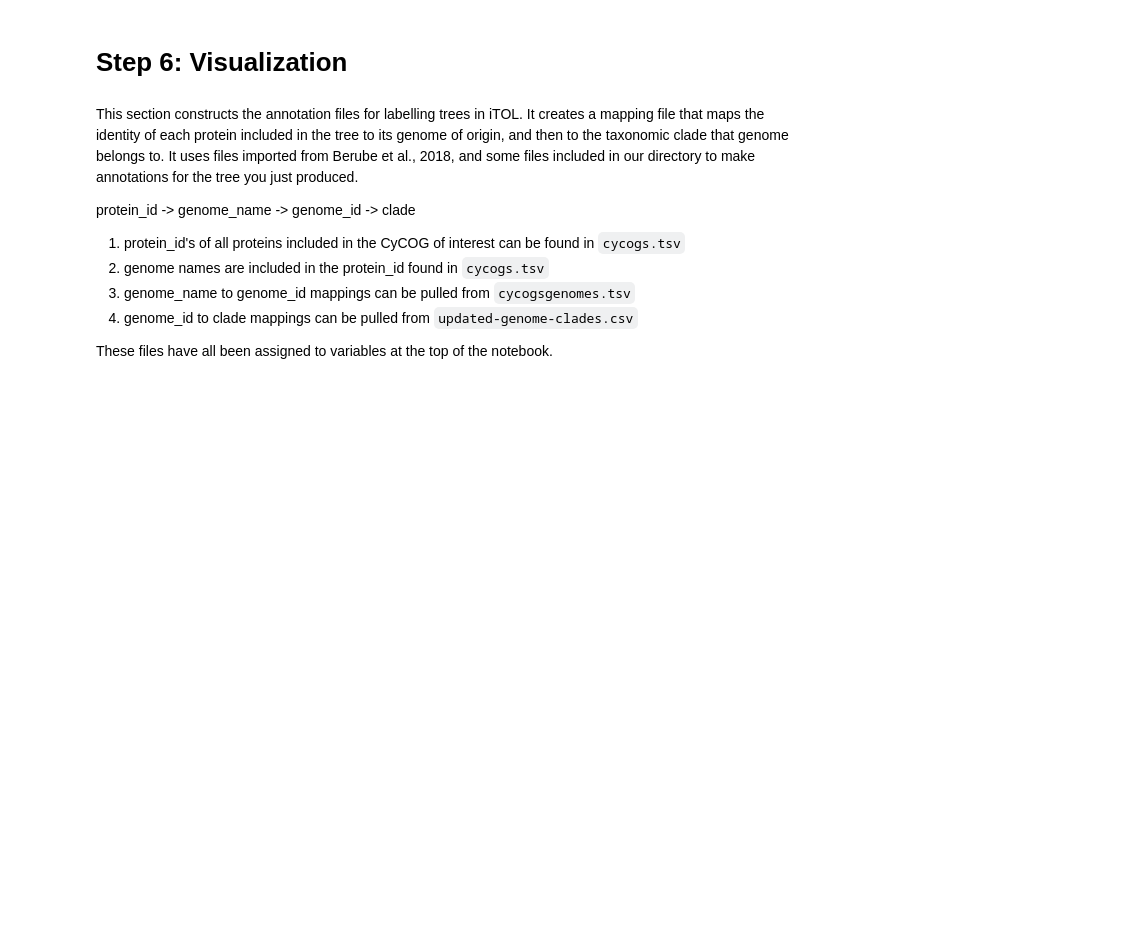
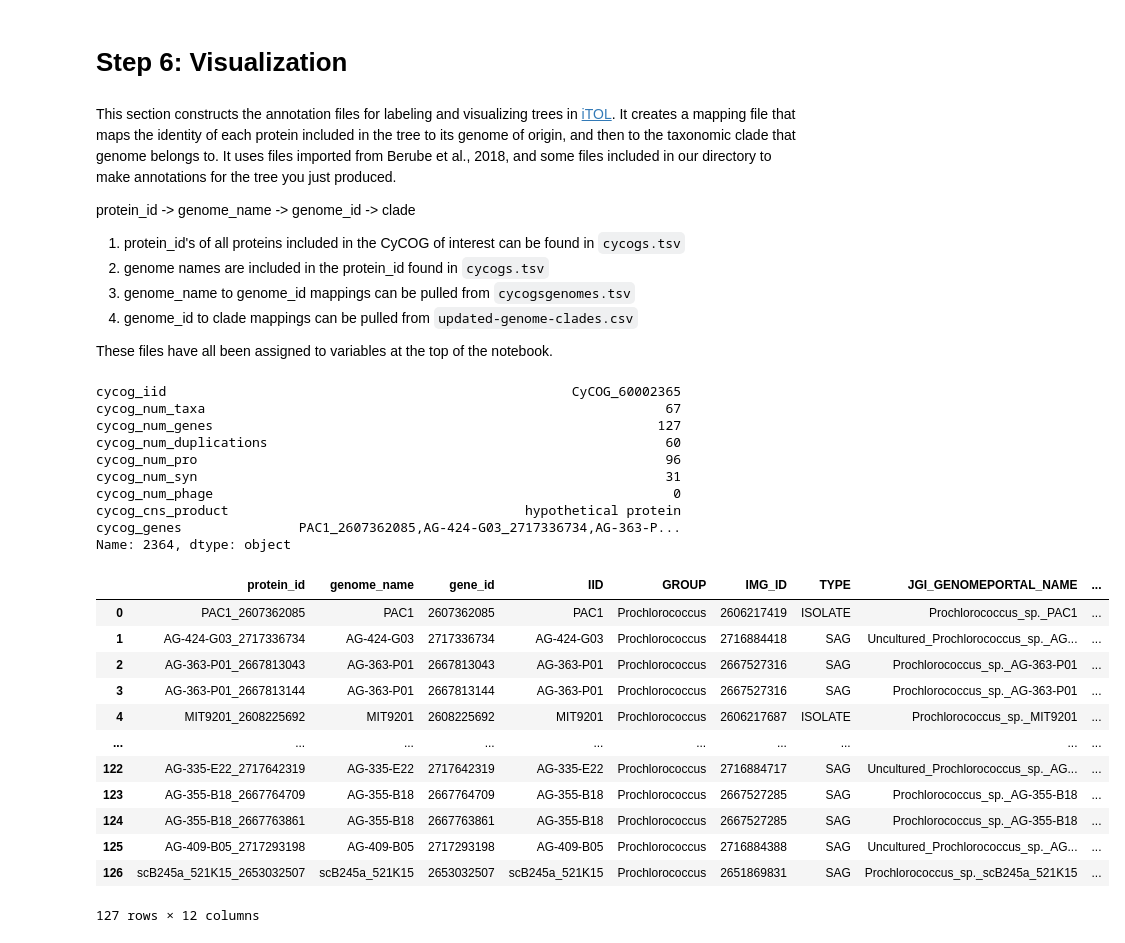
Before and after one commit to Jonahv11/cyano-serralysins, a Jupyter notebook: cycog-tree-tool/cycog-tree-tool.ipynb, the cells around one changed output. Saved outputs shown, nothing was run; the diff lists cells and outputs as text; code cells hidden in the pictures; blank space fills up the shorter version.

Commit message:
ran through notebook

```diff
--- a/cycog-tree-tool/cycog-tree-tool.ipynb
+++ b/cycog-tree-tool/cycog-tree-tool.ipynb
@@ -51,6 +51,8 @@ Steps:
 REFS = '../data/genomes/'
 CYCOGS = 'data/0/serralysin_cycog_references.csv'
 CYCOG_LIST = 'data/0/cycogs.tsv'
+GENOMES = 'data/0/cycogsgenomes.tsv'
+CLADE_MAP = 'data/0/updated-genome-clades.csv'
 SEQ = "faa"
 # %%
 # comment here
@@ -279,7 +292,7 @@ singularity exec raxml.sif raxmlHPC -s 60001888_prepped.fasta -T 4 -f a -x 32360
 # %% [markdown]
 # Step 6: Visualization
 # %% [markdown]
-This section constructs the annotation files for labelling trees in iTOL. It creates a mapping file that maps the identity of each protein included in the tree to its genome of origin, and then to the taxonomic clade that genome belongs to. It uses files imported from Berube et al., 2018, and some files included in our directory to make annotations for the tree you just produced.
+This section constructs the annotation files for labeling and visualizing trees in [iTOL](https://itol.embl.de). It creates a mapping file that maps the identity of each protein included in the tree to its genome of origin, and then to the taxonomic clade that genome belongs to. It uses files imported from Berube et al., 2018, and some files included in our directory to make annotations for the tree you just produced.
 
 protein_id -> genome_name -> genome_id -> clade
 
@@ -291,25 +304,51 @@ protein_id -> genome_name -> genome_id -> clade
 These files have all been assigned to variables at the top of the notebook.
 # %%
 # 1 & 2: extract protein IDs and associated genome names for all proteins in the CyCOG
-with open(CYCOG_LIST, 'r') as cycog_list_file:
-    for line in cycog_list_file: # looking at each line in the cycogs.tsv file
-        if f'{CYCOG}' in line: # if the line has the cycog number in it:
-            protein_list = line.split()[9].split(sep=',') # make a protein list using the 9th column of the cycogs.tsv file, separating everything between commas
+cycog_df = pd.read_csv(CYCOG_LIST, sep="\t")
+protein_ids = [] # empty list to store protein IDs
+for i, row in cycog_df.iterrows(): # searches through rows in cycogs.tsv
+    if CYCOG == int(row['cycog_iid'].split('_')[1]):
+        print(row)
+        protein_list = row['cycog_genes'].split(',')
 label_df = pd.DataFrame(protein_list, columns=['protein_id']) # make a dataframe with a protein_id column
 # check out rsplit documentation: https://pandas.pydata.org/pandas-docs/stable/reference/api/pandas.Series.str.rsplit.html#pandas.Series.str.rsplit
 label_df[['genome_name', 'gene_id']] = label_df['protein_id'].str.rsplit(pat='_', n=1, expand=True) # add new columns to the dataframe, the two components of
 # protein_id separated using the underscore
 
 # 3: join genome id on genome name
 genomes_df = pd.read_csv(GENOMES, sep='\t') # reading in a new dataframe with genome data
 label_df = pd.merge(label_df, genomes_df, left_on='genome_name', right_on='IID', how='left') # merging the two dataframes based on the genome_name in the
 # label_df and the IID in the genomes_df, which should match
 
 # 4: join clade on genome id
 clade_df = pd.read_csv(CLADE_MAP) # read in new dataframe with genome IDs and clade information
 label_df = pd.merge(label_df, clade_df, left_on='IMG_ID', right_on='IMGGenomeID', how='left') # merge dataframes matching IMG_ID with IMGGENOMEID
 
 label_df
+# %% [output]
+cycog_iid                                                    CyCOG_60002365
+cycog_num_taxa                                                           67
+cycog_num_genes                                                         127
+cycog_num_duplications                                                   60
+cycog_num_pro                                                            96
+cycog_num_syn                                                            31
+cycog_num_phage                                                           0
+cycog_cns_product                                      hypothetical protein
+cycog_genes               PAC1_2607362085,AG-424-G03_2717336734,AG-363-P...
+Name: 2364, dtype: object
+|  | protein_id | genome_name | gene_id | IID | GROUP | IMG_ID | TYPE | JGI_GENOMEPORTAL_NAME | ... |
+| 0 | PAC1_2607362085 | PAC1 | 2607362085 | PAC1 | Prochlorococcus | 2606217419 | ISOLATE | Prochlorococcus_sp._PAC1 | ... |
+| 1 | AG-424-G03_2717336734 | AG-424-G03 | 2717336734 | AG-424-G03 | Prochlorococcus | 2716884418 | SAG | Uncultured_Prochlorococcus_sp._AG... | ... |
+| 2 | AG-363-P01_2667813043 | AG-363-P01 | 2667813043 | AG-363-P01 | Prochlorococcus | 2667527316 | SAG | Prochlorococcus_sp._AG-363-P01 | ... |
+| 3 | AG-363-P01_2667813144 | AG-363-P01 | 2667813144 | AG-363-P01 | Prochlorococcus | 2667527316 | SAG | Prochlorococcus_sp._AG-363-P01 | ... |
+| 4 | MIT9201_2608225692 | MIT9201 | 2608225692 | MIT9201 | Prochlorococcus | 2606217687 | ISOLATE | Prochlorococcus_sp._MIT9201 | ... |
+| ... | ... | ... | ... | ... | ... | ... | ... | ... | ... |
+| 122 | AG-335-E22_2717642319 | AG-335-E22 | 2717642319 | AG-335-E22 | Prochlorococcus | 2716884717 | SAG | Uncultured_Prochlorococcus_sp._AG... | ... |
+| 123 | AG-355-B18_2667764709 | AG-355-B18 | 2667764709 | AG-355-B18 | Prochlorococcus | 2667527285 | SAG | Prochlorococcus_sp._AG-355-B18 | ... |
+| 124 | AG-355-B18_2667763861 | AG-355-B18 | 2667763861 | AG-355-B18 | Prochlorococcus | 2667527285 | SAG | Prochlorococcus_sp._AG-355-B18 | ... |
+| 125 | AG-409-B05_2717293198 | AG-409-B05 | 2717293198 | AG-409-B05 | Prochlorococcus | 2716884388 | SAG | Uncultured_Prochlorococcus_sp._AG... | ... |
+| 126 | scB245a_521K15_2653032507 | scB245a_521K15 | 2653032507 | scB245a_521K15 | Prochlorococcus | 2651869831 | SAG | Prochlorococcus_sp._scB245a_521K15 | ... |
+127 rows × 12 columns
 # %%
 # create the mapping file
 
```
Also changed, not shown: parts of 15 cells of this notebook.
